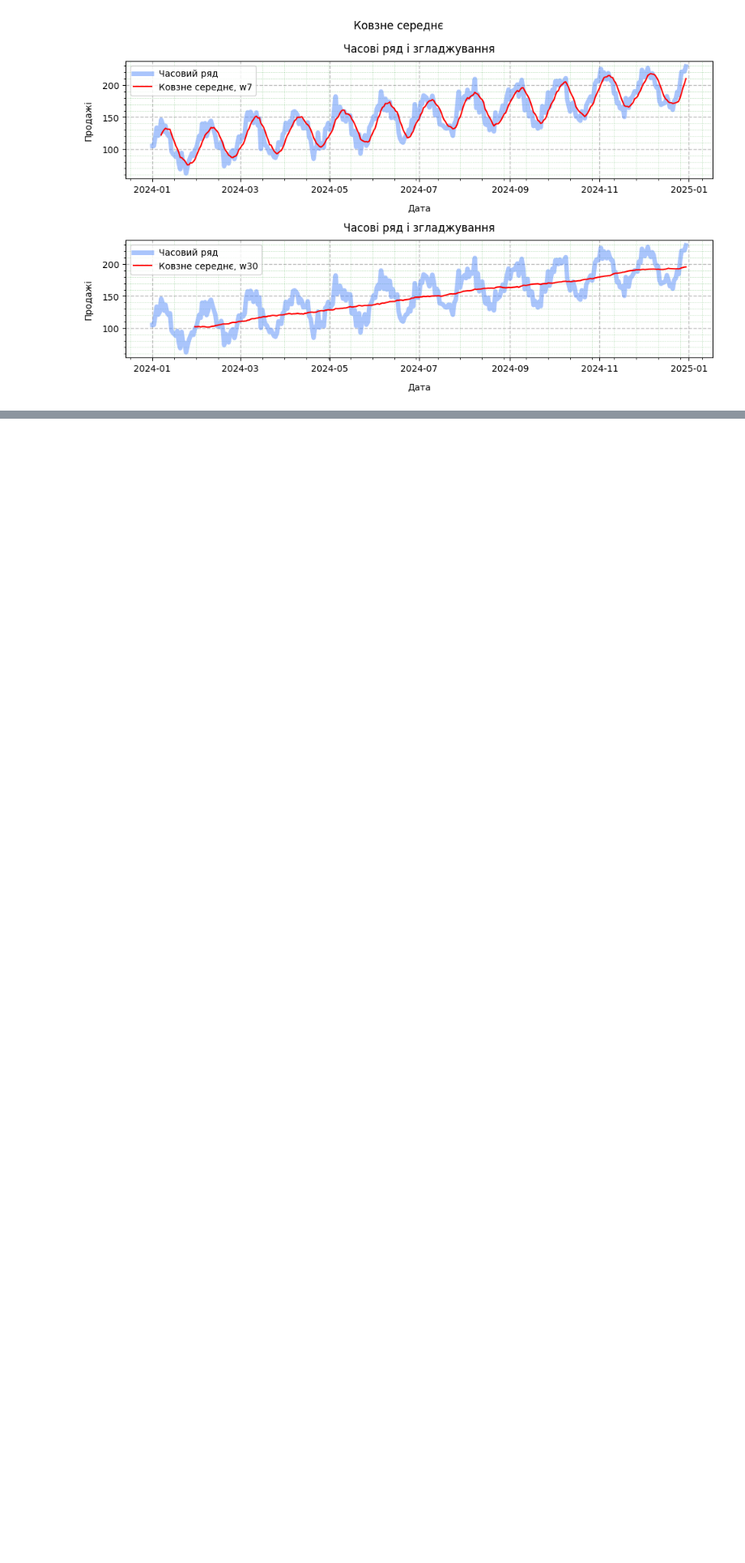
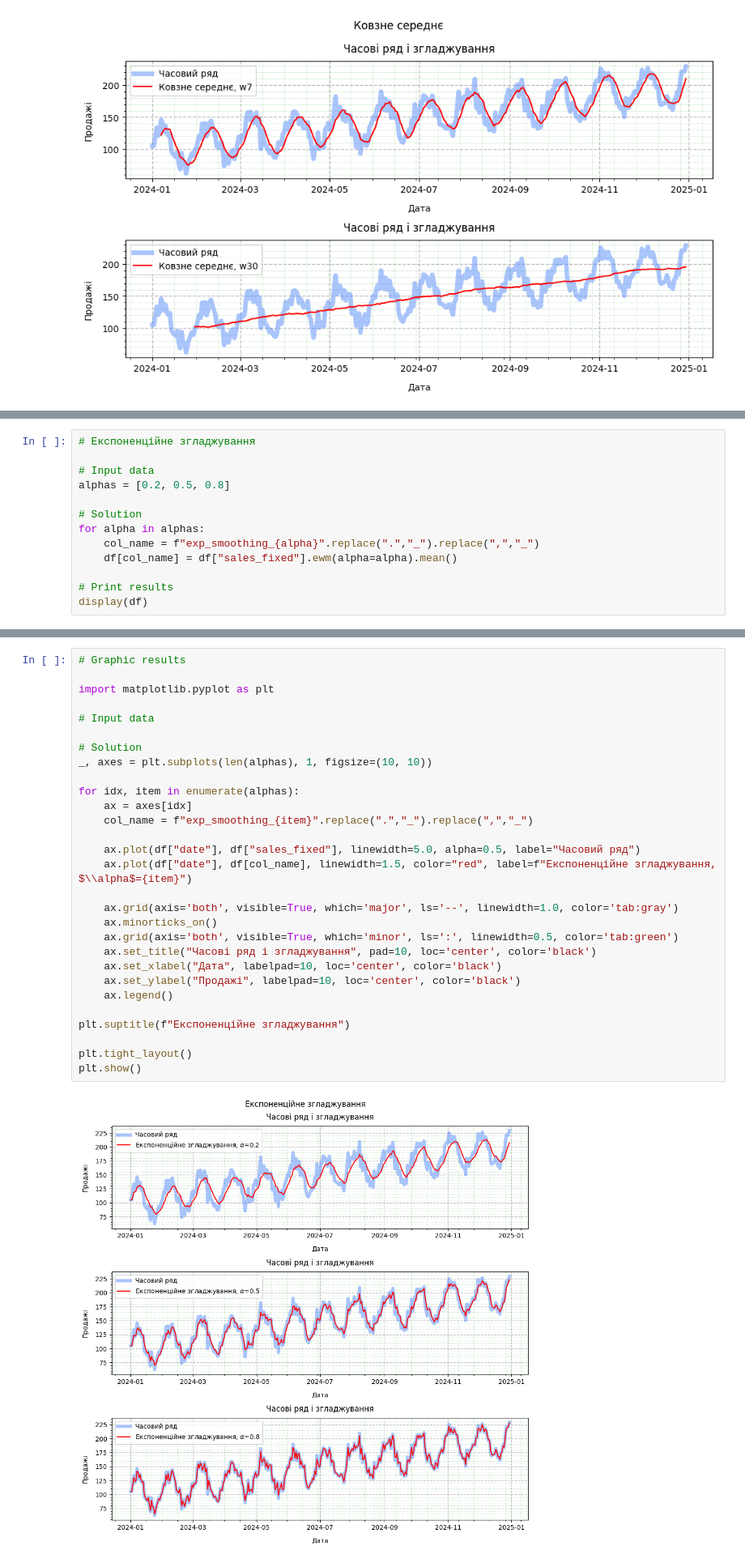
Before and after one commit to BogdanPinchuk/DataScience-PBY_HW15, a Jupyter notebook: Bohdan_Pinchuk_DS_HW15.ipynb, the cells around one changed output, grey strips where cells are left out. Shown at 81% size. Drawn from its saved outputs; the diff is of its cells as text; blank space fills up the shorter version.

```diff
--- a/Bohdan_Pinchuk_DS_HW15.ipynb
+++ b/Bohdan_Pinchuk_DS_HW15.ipynb
@@ -863,0 +882,13 @@ plt.show()
+# %%
+# Експоненційне згладжування
+
+# Input data
+alphas = [0.2, 0.5, 0.8]
+
+# Solution
+for alpha in alphas:
+    col_name = f"exp_smoothing_{alpha}".replace(".","_").replace(",","_")
+    df[col_name] = df["sales_fixed"].ewm(alpha=alpha).mean()
+
+# Print results
+display(df)
@@ -863,0 +909,31 @@ plt.show()
+# %%
+# Graphic results
+
+import matplotlib.pyplot as plt
+
+# Input data
+
+# Solution
+_, axes = plt.subplots(len(alphas), 1, figsize=(10, 10))
+
+for idx, item in enumerate(alphas):
+    ax = axes[idx]
+    col_name = f"exp_smoothing_{item}".replace(".","_").replace(",","_")
+
+    ax.plot(df["date"], df["sales_fixed"], linewidth=5.0, alpha=0.5, label="Часовий ряд")
+    ax.plot(df["date"], df[col_name], linewidth=1.5, color="red", label=f"Експоненційне згладжування, $\\alpha$={item}")
+
+    ax.grid(axis='both', visible=True, which='major', ls='--', linewidth=1.0, color='tab:gray')
+    ax.minorticks_on()
+    ax.grid(axis='both', visible=True, which='minor', ls=':', linewidth=0.5, color='tab:green')
+    ax.set_title("Часові ряд і згладжування", pad=10, loc='center', color='black')
+    ax.set_xlabel("Дата", labelpad=10, loc='center', color='black')
+    ax.set_ylabel("Продажі", labelpad=10, loc='center', color='black')
+    ax.legend()
+
+plt.suptitle(f"Експоненційне згладжування")
+
+plt.tight_layout()
+plt.show()
+# %% [output]
+[figure, added]
```
Also changed, not shown: parts of 4 cells of this notebook.
